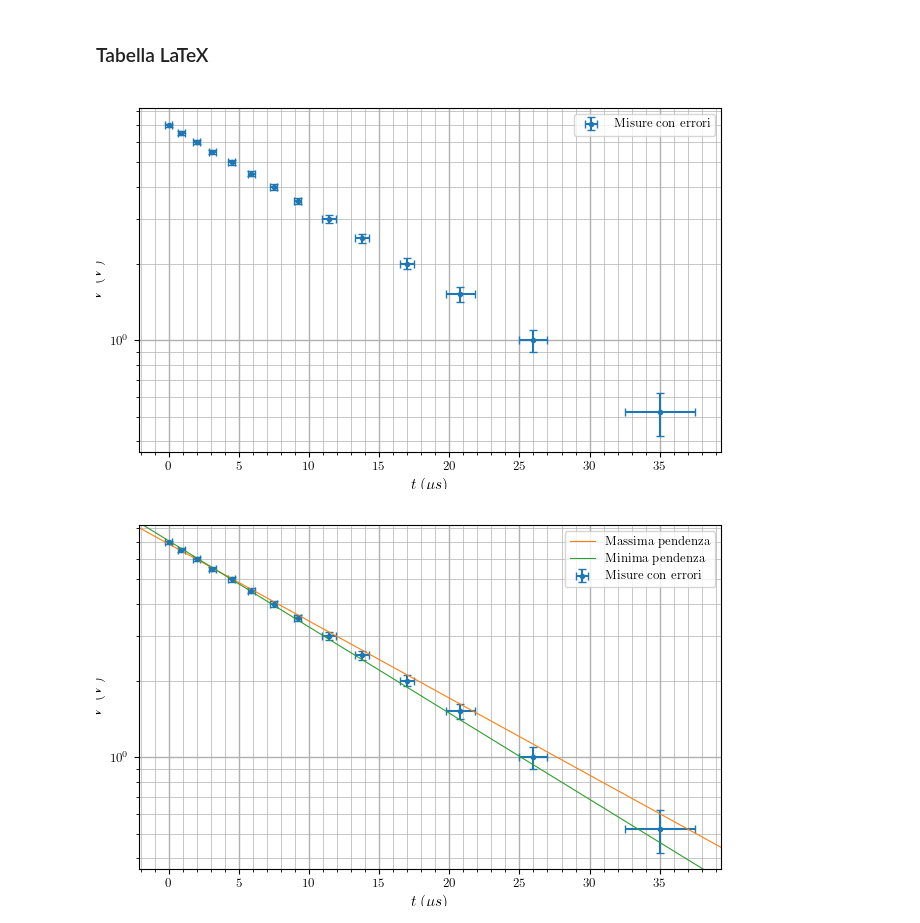
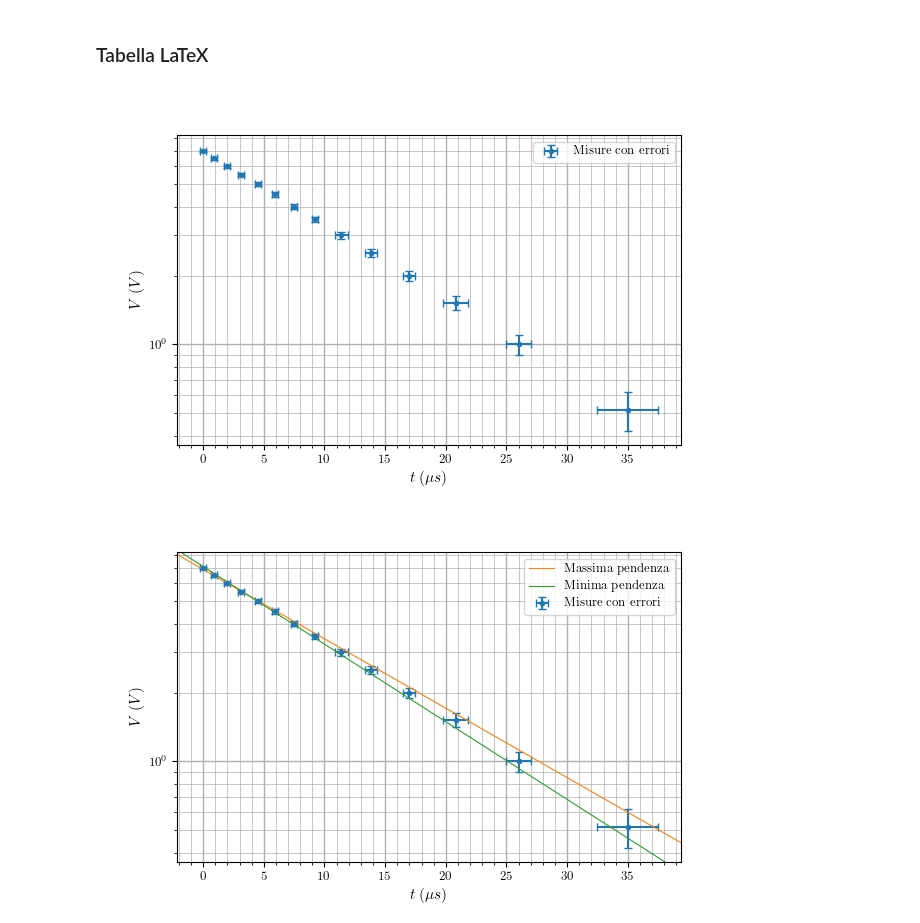
Before and after one commit to Nemoos-0/Lab2-E3, a Jupyter notebook: code/onda_quadra.ipynb, the cells around one changed output. Drawn from its saved outputs; the diff is of its cells as text; code cells hidden in the pictures.

```diff
--- a/code/onda_quadra.ipynb
+++ b/code/onda_quadra.ipynb
@@ -99,7 +99,7 @@ df
 # )
 # %%
 fig, ax = plt.subplots(figsize = fig_size.from_pt(width))
-fig.tight_layout()
+# fig.tight_layout()
 
 
 ax.errorbar(
@@ -122,10 +122,10 @@ ax.set_ylabel(r'$V \; (V)$')
 
 fig.savefig(graph_path + 'onda_quadra_V(t).pdf', format='pdf', bbox_inches='tight')
 # %% [output]
-[figure, old version]
+[figure, new version]
 # %%
 fig, ax = plt.subplots(figsize = fig_size.from_pt(width))
-fig.tight_layout()
+# fig.tight_layout()
 
 ax.set_yscale('log')
 
@@ -140,31 +140,31 @@ xlim = np.array(ax.get_xlim())
 ylim = np.array(ax.get_ylim())
 
 x_max = [0, 35]
 y_max = [6.9, 0.6]
 # ax.plot(x_max, y_max)
 
 l_max = lambda x: 10**(- np.log10(6.9/0.6)/35 *x) * 6.9
 ax.plot(xlim, l_max(xlim), lw=0.8, label='Massima pendenza')
 
 x_min = [0, 34]
 y_min = [7.1, 0.5]
 # ax.plot(x_min, y_min)
 
 l_min = lambda x: 10**(- np.log10(7.1/0.5)/34 *x) * 7.1
 ax.plot(xlim, l_min(xlim), lw=0.8, label='Minima pendenza')
 
 ax.set_xlim(xlim)
 ax.set_ylim(ylim)
 
 ax.minorticks_on()
 ax.grid(True, which='major', lw = 1)
 ax.grid(True, which='minor', lw = 0.5)
 
 ax.legend()
 
 ax.set_xlabel(r'$t \; (\mu s)$')
 ax.set_ylabel(r'$V \; (V)$')
 
 fig.savefig(graph_path + 'onda_quadra_V(t)_pendenze.pdf', format='pdf', bbox_inches='tight')
 # %% [output]
-[figure, old version]
+[figure, new version]
```
Also changed, not shown: 18 other files.
